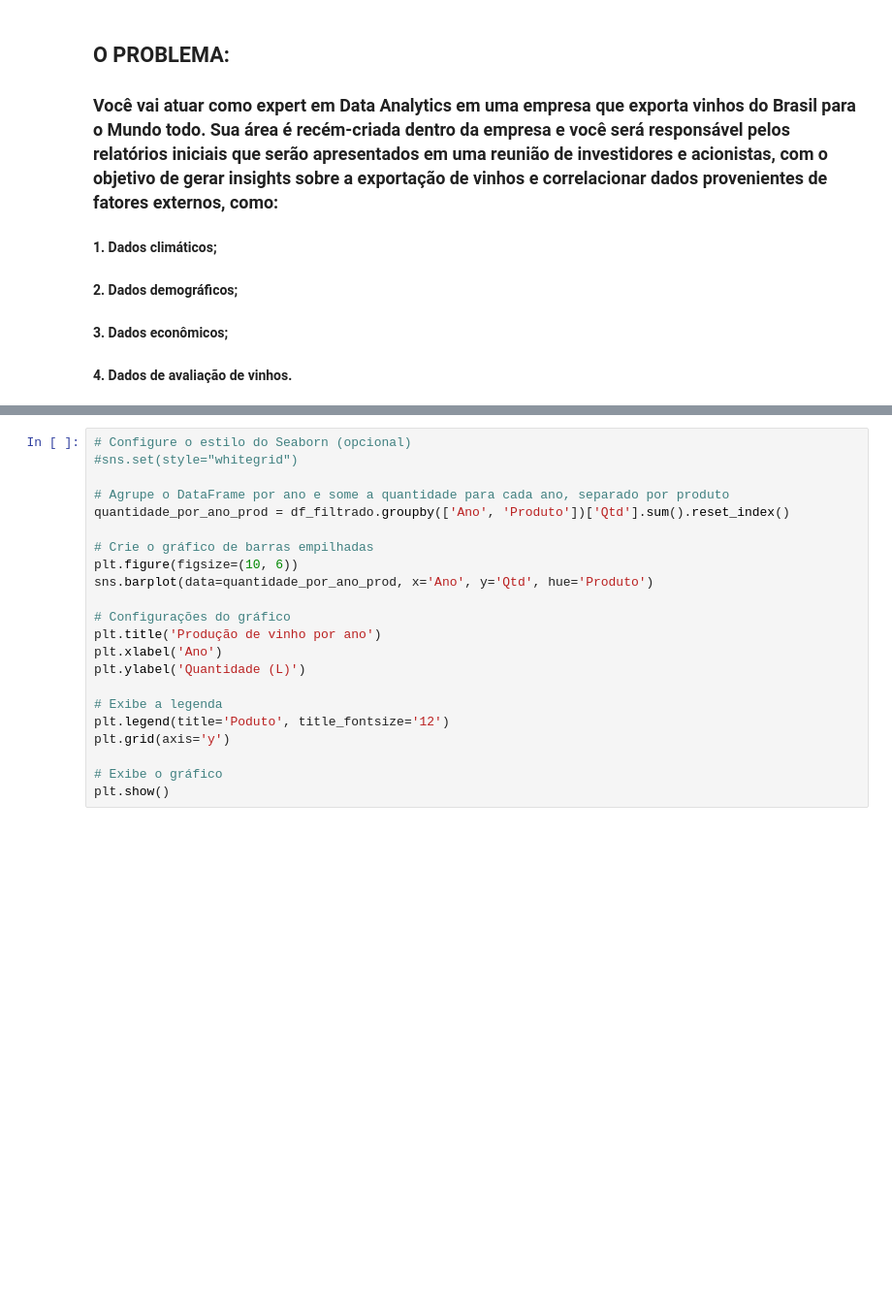
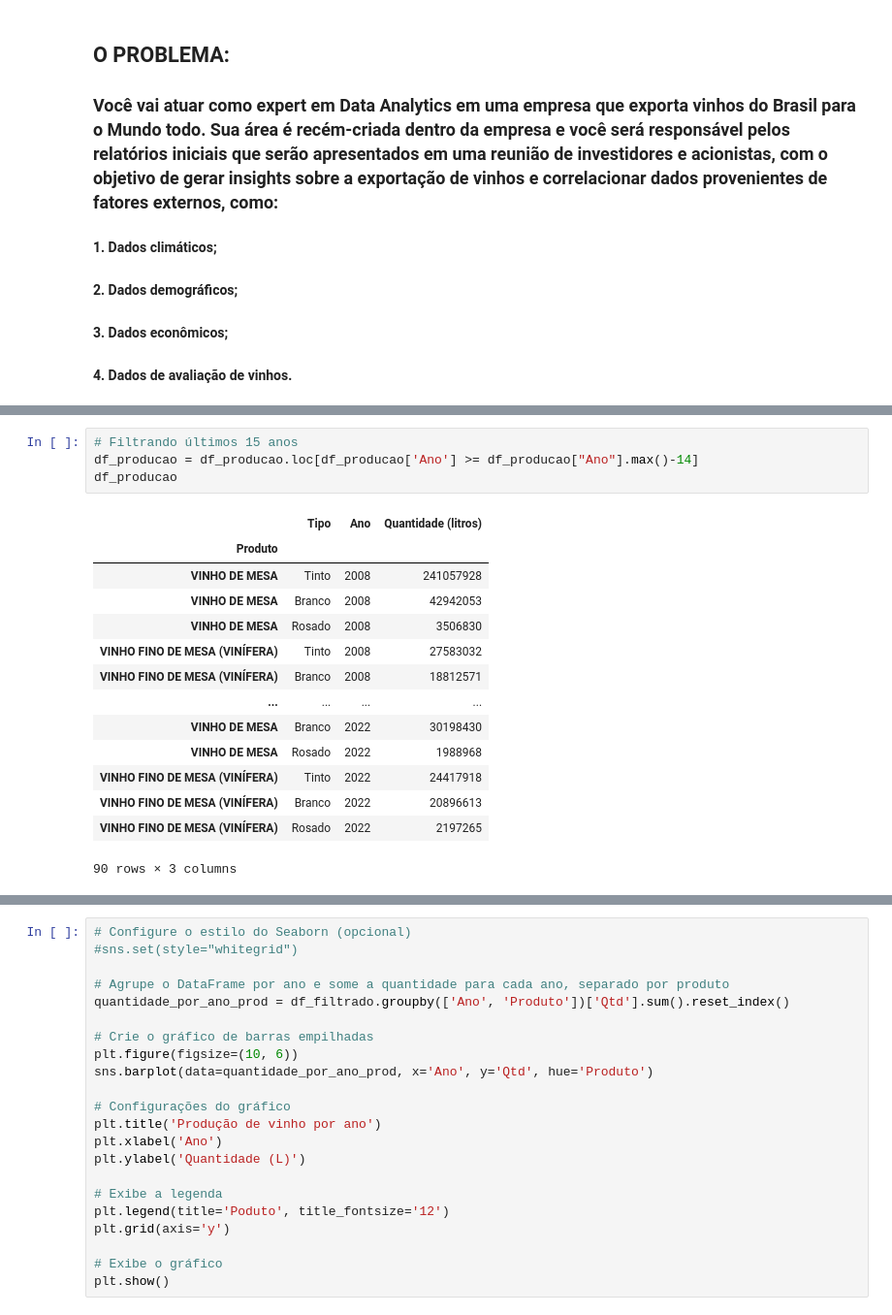
Before and after one commit to thedatascientistichub/FIAP--Pos-Data-Analytics---Fase-1, a Jupyter notebook: Fase 1 - Tech Challenge - Data Analytics.ipynb, the cells around one changed output, grey strips where cells are left out. Shown: that part at 97% size. Cells and saved outputs as stored; diff of their text form; blank space fills up the shorter version.

```diff
--- a/Fase 1 - Tech Challenge - Data Analytics.ipynb
+++ b/Fase 1 - Tech Challenge - Data Analytics.ipynb
@@ -151,0 +163,19 @@ plt.show()
+# %%
+# Filtrando últimos 15 anos
+df_producao = df_producao.loc[df_producao['Ano'] >= df_producao["Ano"].max()-14]
+df_producao
+# %% [output]
+|  | Tipo | Ano | Quantidade (litros) |
+| Produto |  |  |  |
+| VINHO DE MESA | Tinto | 2008 | 241057928 |
+| VINHO DE MESA | Branco | 2008 | 42942053 |
+| VINHO DE MESA | Rosado | 2008 | 3506830 |
+| VINHO FINO DE MESA (VINÍFERA) | Tinto | 2008 | 27583032 |
+| VINHO FINO DE MESA (VINÍFERA) | Branco | 2008 | 18812571 |
+| ... | ... | ... | ... |
+| VINHO DE MESA | Branco | 2022 | 30198430 |
+| VINHO DE MESA | Rosado | 2022 | 1988968 |
+| VINHO FINO DE MESA (VINÍFERA) | Tinto | 2022 | 24417918 |
+| VINHO FINO DE MESA (VINÍFERA) | Branco | 2022 | 20896613 |
+| VINHO FINO DE MESA (VINÍFERA) | Rosado | 2022 | 2197265 |
+90 rows × 3 columns
```
Also changed, not shown: parts of 28 cells of this notebook.
